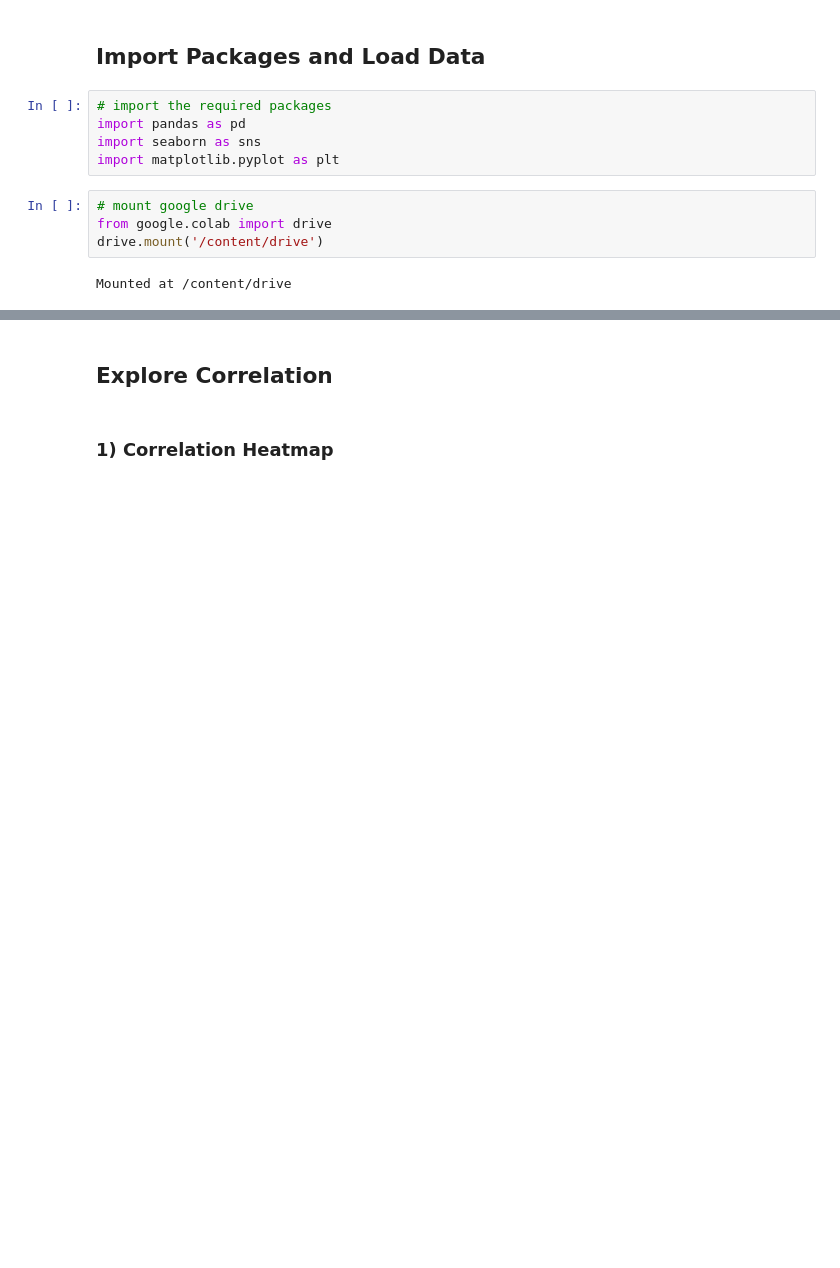
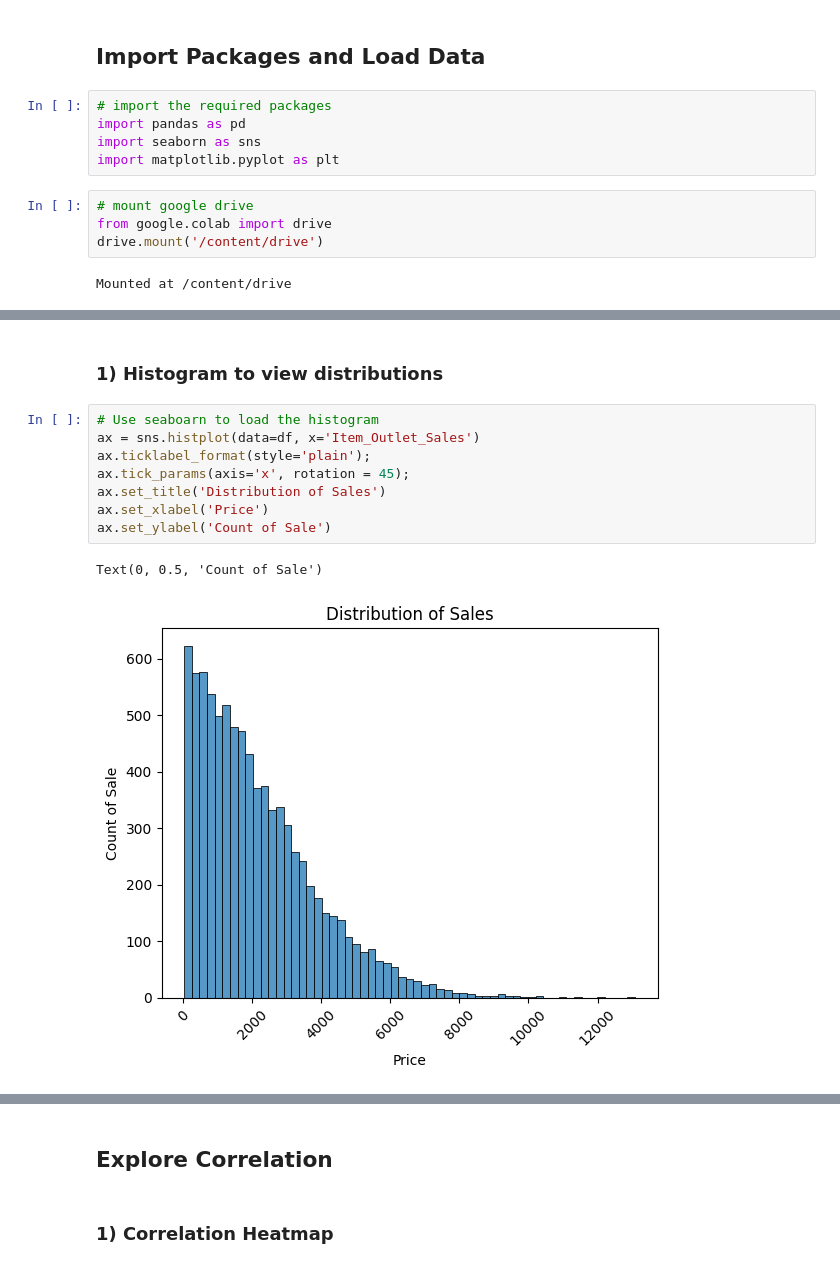
Before and after one commit to MrBCPT/Prediction-of-Product-Sales, a Jupyter notebook: Project 1 Part 3 (Core).ipynb, the cells around one changed output, grey strips where cells are left out. Saved outputs shown, nothing was run; the diff lists cells and outputs as text; blank space fills up the shorter version.

```diff
--- a/Project 1 Part 3 (Core).ipynb
+++ b/Project 1 Part 3 (Core).ipynb
@@ -48,0 +54,13 @@ memory usage: 73.3+ KB
+# %% [markdown]
+### 1\) Histogram to view distributions
+# %%
+# Use seaboarn to load the histogram
+ax = sns.histplot(data=df, x='Item_Outlet_Sales')
+ax.ticklabel_format(style='plain');
+ax.tick_params(axis='x', rotation = 45);
+ax.set_title('Distribution of Sales')
+ax.set_xlabel('Price')
+ax.set_ylabel('Count of Sale')
+# %% [output]
+Text(0, 0.5, 'Count of Sale')
+[figure, added]
```
Also changed, not shown: parts of 77 cells of this notebook.
